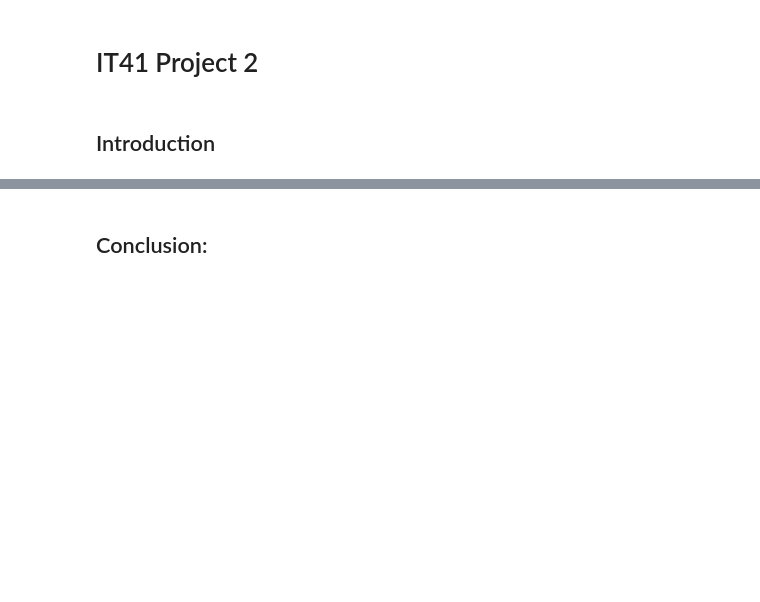
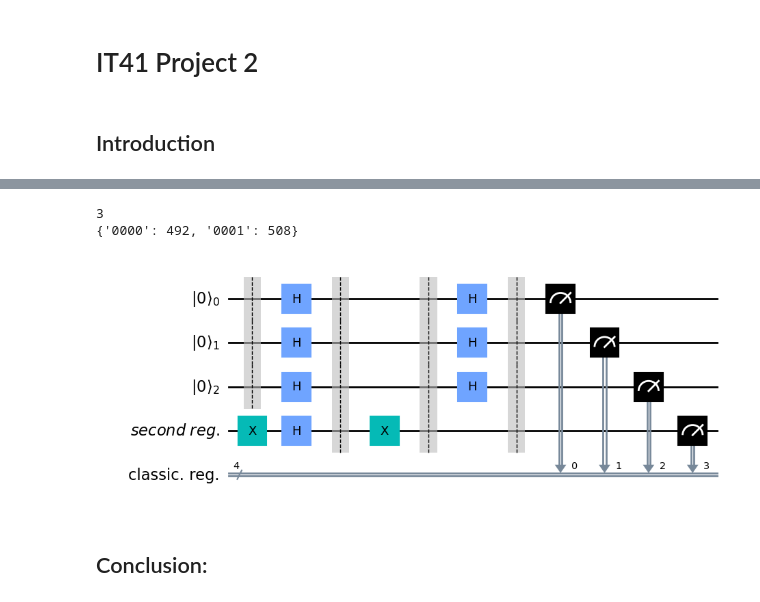
Before and after one commit to gilles-maurer/IT41_DJ_Algorithm, a Jupyter notebook: main.ipynb, the cells around one changed output, grey strips where cells are left out. Cells and saved outputs as stored; diff of their text form; code cells hidden in the pictures; blank space fills up the shorter version.

```diff
--- a/main.ipynb
+++ b/main.ipynb
@@ -111,0 +148,13 @@ deutsch_jozsa_extended(my_function_extended())
+# %%
+def function_constant2():
+    qr = QuantumRegister(4)
+    circuit = QuantumCircuit(qr)
+
+    ### Write the function to be tested here: ###
+
+
+    circuit.x(qr[3])
+    #############################################
+
+    return circuit
+circuit = function_constant2()
@@ -112,2 +179,8 @@ deutsch_jozsa_extended(my_function_extended())
+# %%
+deutsch_jozsa_extended(function_constant2())
+# %% [output]
+3
+{'0000': 492, '0001': 508}
+[figure, added]
 # %% [markdown]
 ## Conclusion:
```
Also changed, not shown: parts of 9 cells of this notebook.
